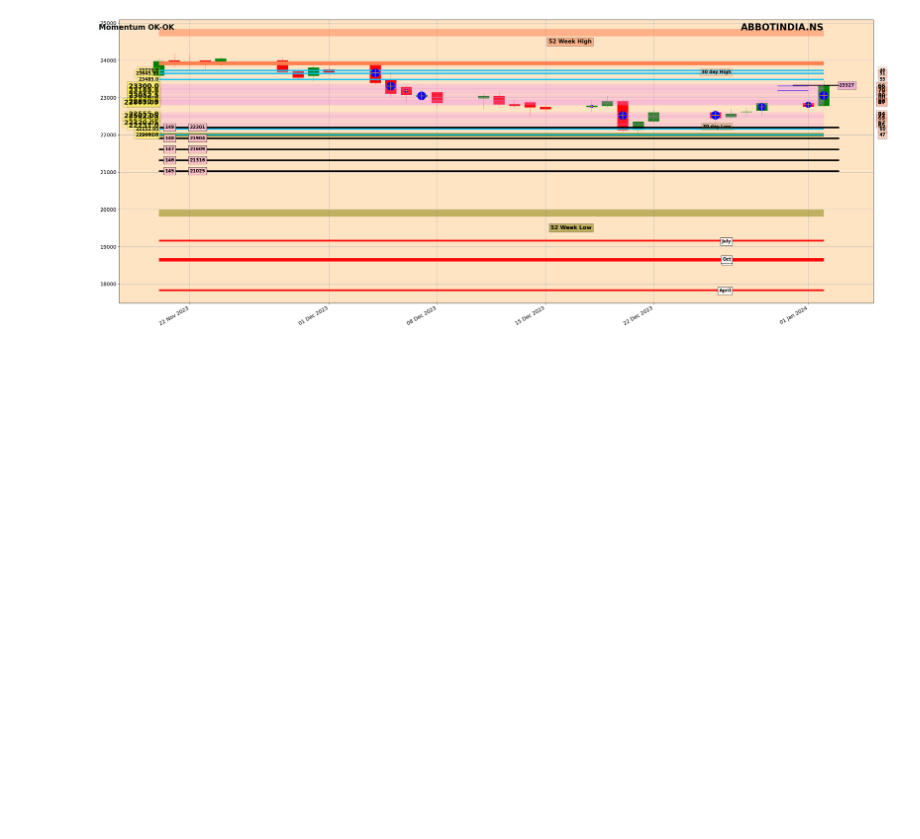
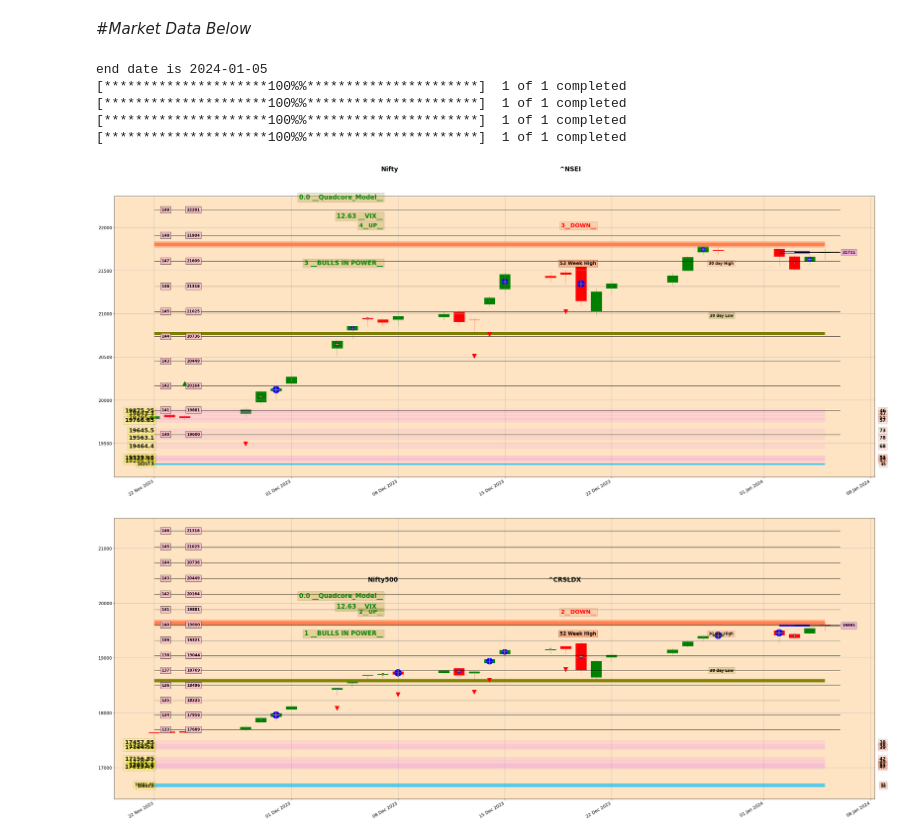
Before and after one commit to lazy-screener/lazy_trader, a Jupyter notebook: Lazy_Trader.ipynb, the cells around one changed output. Saved outputs shown, nothing was run; the diff lists cells and outputs as text; code cells hidden in the pictures; blank space fills up the shorter version.

```diff
--- a/Lazy_Trader.ipynb
+++ b/Lazy_Trader.ipynb
@@ -271,9 +147,14 @@ fig.show()
-# %%
-# Get Stocks Chart with S&R
-
-get_plot(p,p_s)
-
-from google.colab import output
-from time import sleep
-# %% [output]
-[figure, removed]
+# %% [markdown]
+#*Market Data Below*
+# %%
+name_plot1=['^NSEI','^CRSLDX']
+name_plot_s1=['Nifty','Nifty500']
+get_plot_index(name_plot1,name_plot_s1)
+# %% [output]
+end date is 2024-01-05
+[*********************100%%**********************]  1 of 1 completed
+[*********************100%%**********************]  1 of 1 completed
+[*********************100%%**********************]  1 of 1 completed
+[*********************100%%**********************]  1 of 1 completed
+[figure, added]
+[figure, added]
```
Also changed, not shown: parts of 15 cells of this notebook.
